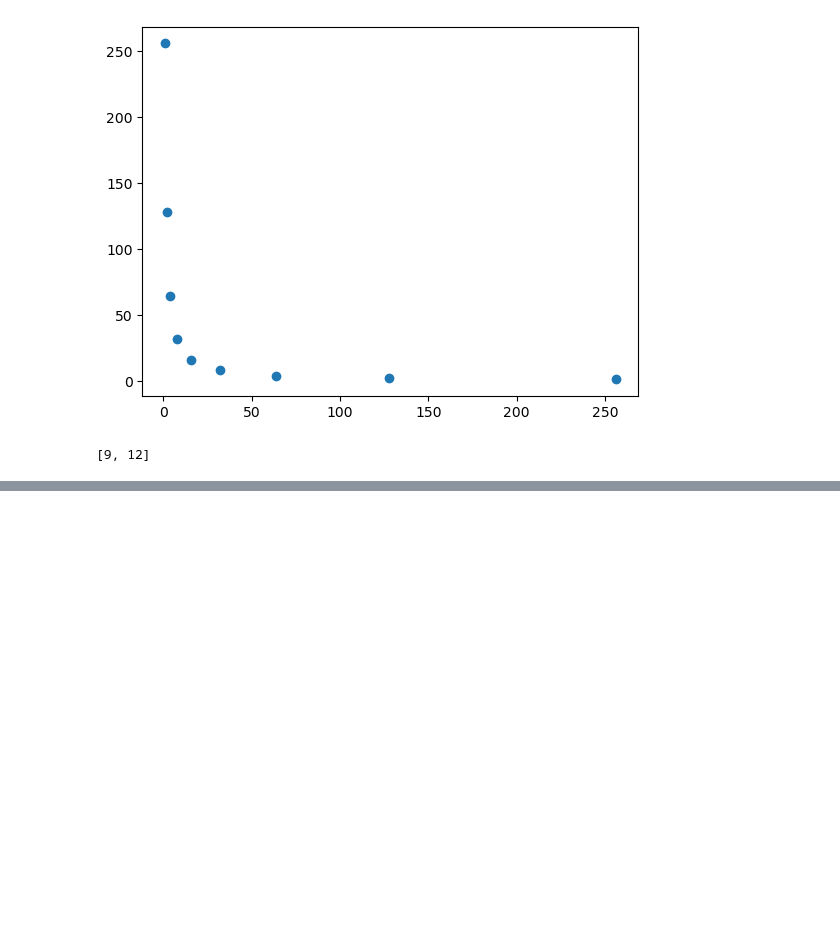
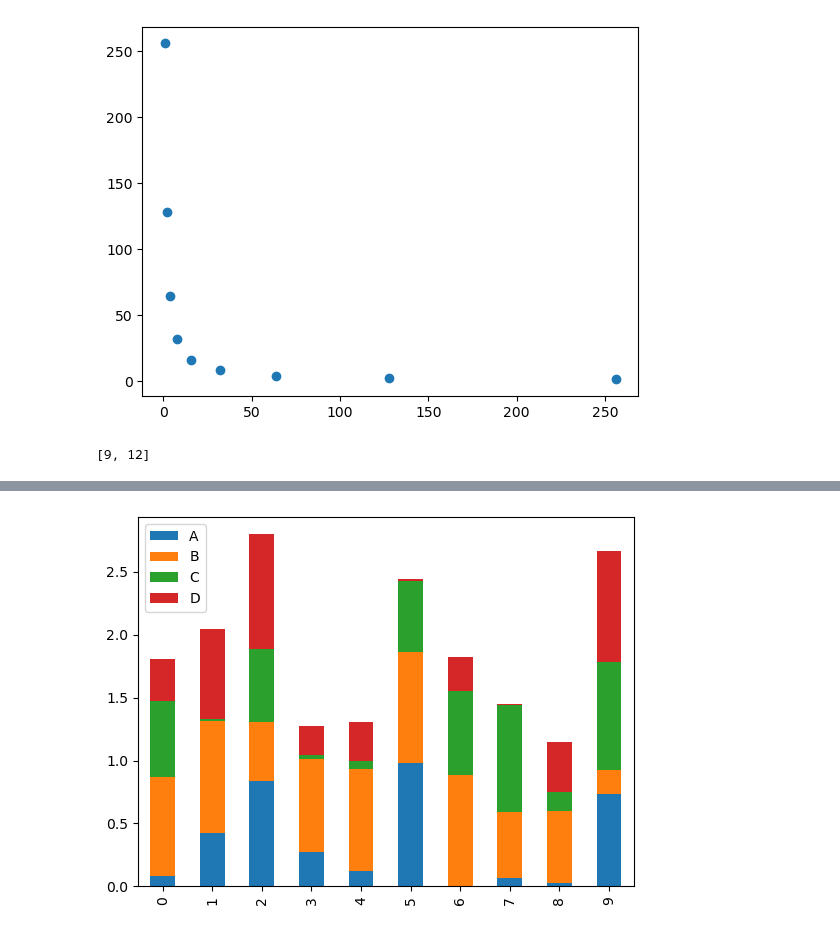
Before and after one commit to adamlewy3/Python-Projects, a Jupyter notebook: Python Essentials.ipynb, the cells around one changed output, grey strips where cells are left out. Cells and saved outputs as stored; diff of their text form; code cells hidden in the pictures; blank space fills up the shorter version.

```diff
--- a/Python Essentials.ipynb
+++ b/Python Essentials.ipynb
@@ -224,0 +311,5 @@ vector_sum(([1,2],[3,4],[5,6]))
+# %%
+df4.plot.bar(stacked=True)
+plt.show()
+# %% [output]
+[figure, added]
```
Also changed, not shown: parts of 8 cells of this notebook.
